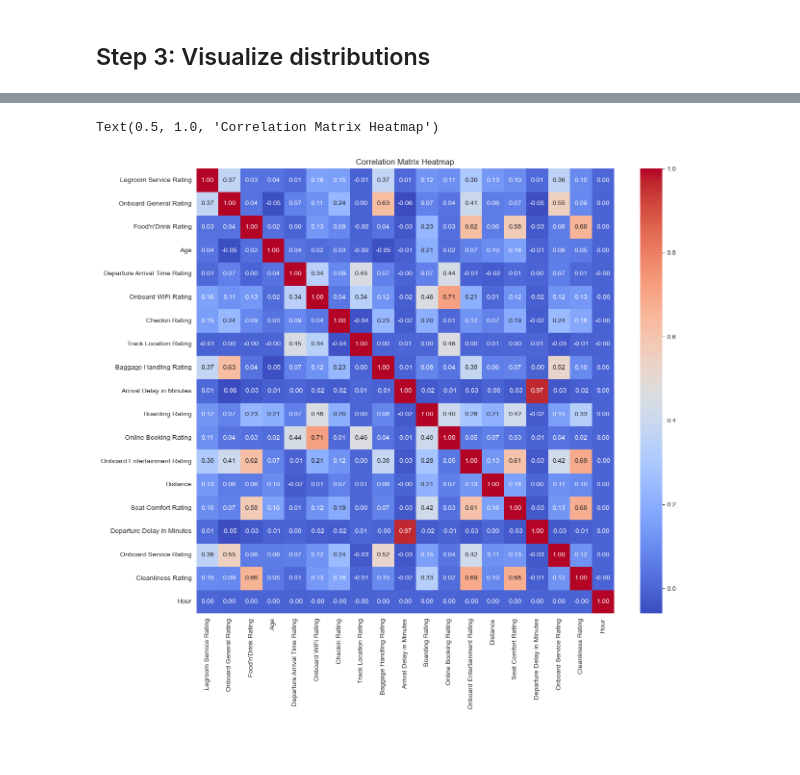
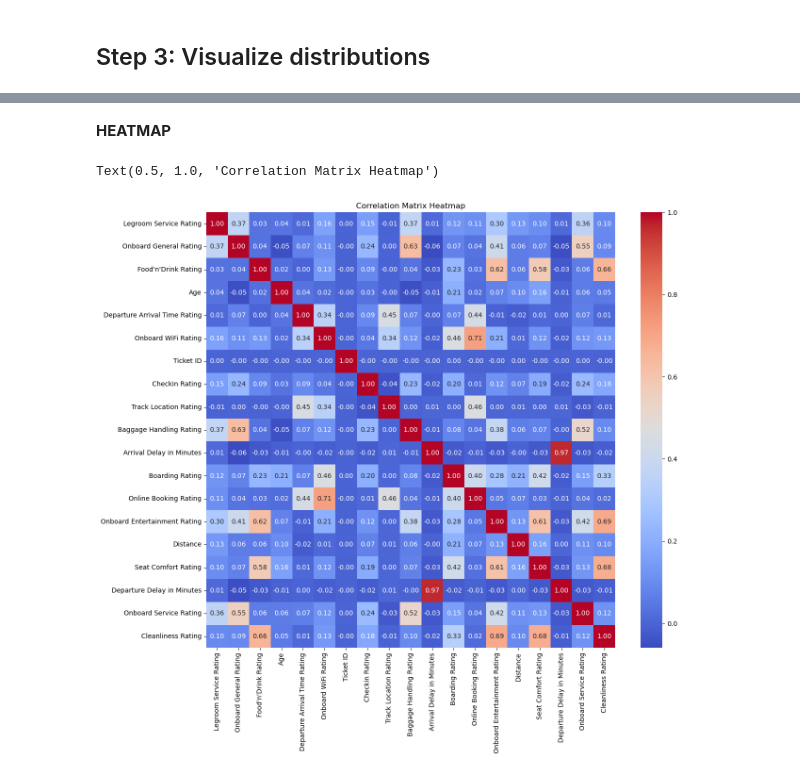
Before and after one commit to sofbruni/AI_PROJECT2023-2024, a Jupyter notebook: main.ipynb, the cells around one changed output, grey strips where cells are left out. Drawn from its saved outputs; the diff is of its cells as text; code cells hidden in the pictures; blank space fills up the shorter version.

Commit message:
visualize distributions

```diff
--- a/main.ipynb
+++ b/main.ipynb
@@ -221,18 +206,0 @@ categorical_summary, correlation_matrix
-# %%
-import matplotlib.pyplot as plt
-import seaborn as sns
-
-# Set the aesthetics for the plots
-sns.set_style("whitegrid")
-
-# Generate and save histograms for numerical variables
-histogram_paths = []
-for column in numerical_columns:
-    plt.figure(figsize=(10, 6))
-    sns.histplot(trains_df[column], kde=False, bins=30)
-    plt.title(f'Histogram of {column}')
-    plt.xlabel(column)
-    plt.ylabel('Frequency')
-
-# Return the paths to the saved histogram images
-histogram_paths
@@ -253,8 +241,12 @@ histogram_paths
+# %% [markdown]
+**HEATMAP**
 # %%
 # Plotting the correlation matrix as a heatmap
+# Correlation analysis, later used for heatmap
+correlation_matrix = trains_df[num_cols].corr()
 plt.figure(figsize=(14, 12))
 sns.heatmap(correlation_matrix, annot=True, fmt=".2f", cmap="coolwarm", cbar=True)
 plt.title("Correlation Matrix Heatmap")
 # %% [output]
 Text(0.5, 1.0, 'Correlation Matrix Heatmap')
-[figure, old version]
+[figure, new version]
```
Also changed, not shown: parts of 8 cells of this notebook.
